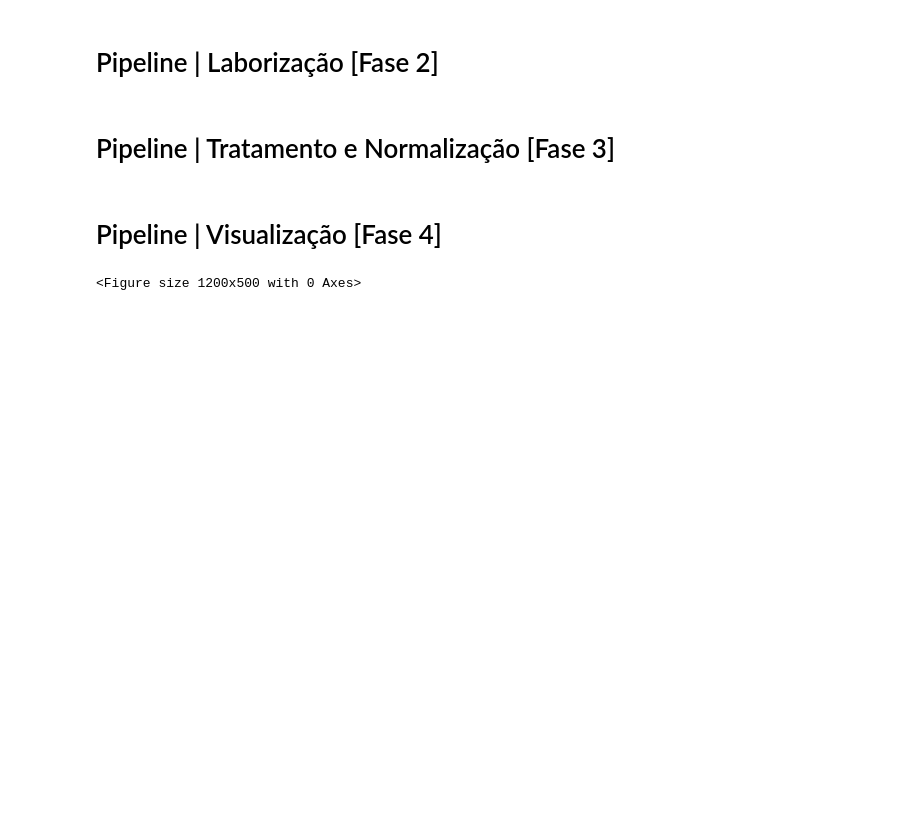
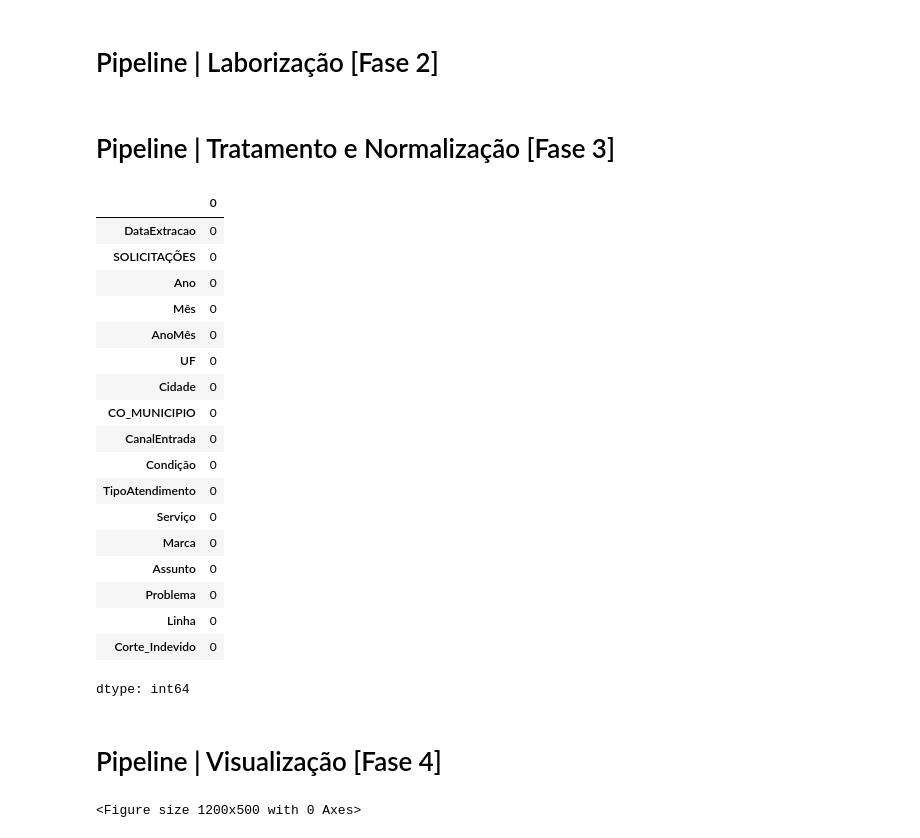
Before and after one commit to carolineolvs/ProvaIcoma, a Jupyter notebook: prova_34_caroline_silva.ipynb, the cells around one changed output. Cells and saved outputs as stored; diff of their text form; code cells hidden in the pictures; blank space fills up the shorter version.

```diff
--- a/prova_34_caroline_silva.ipynb
+++ b/prova_34_caroline_silva.ipynb
@@ -60,6 +60,28 @@ df['Corte_Indevido'] = (
 ).astype(int)
 # %% [markdown]
 # Pipeline | Tratamento e Normalização [Fase 3]
+# %%
+df.isnull().sum()
+# %% [output]
+|  | 0 |
+| DataExtracao | 0 |
+| SOLICITAÇÕES | 0 |
+| Ano | 0 |
+| Mês | 0 |
+| AnoMês | 0 |
+| UF | 0 |
+| Cidade | 0 |
+| CO_MUNICIPIO | 0 |
+| CanalEntrada | 0 |
+| Condição | 0 |
+| TipoAtendimento | 0 |
+| Serviço | 0 |
+| Marca | 0 |
+| Assunto | 0 |
+| Problema | 0 |
+| Linha | 0 |
+| Corte_Indevido | 0 |
+dtype: int64
 # %%
 df = df.dropna(subset=['Assunto', 'Problema'])
 # %%
```
Also changed, not shown: parts of 2 cells of this notebook.
